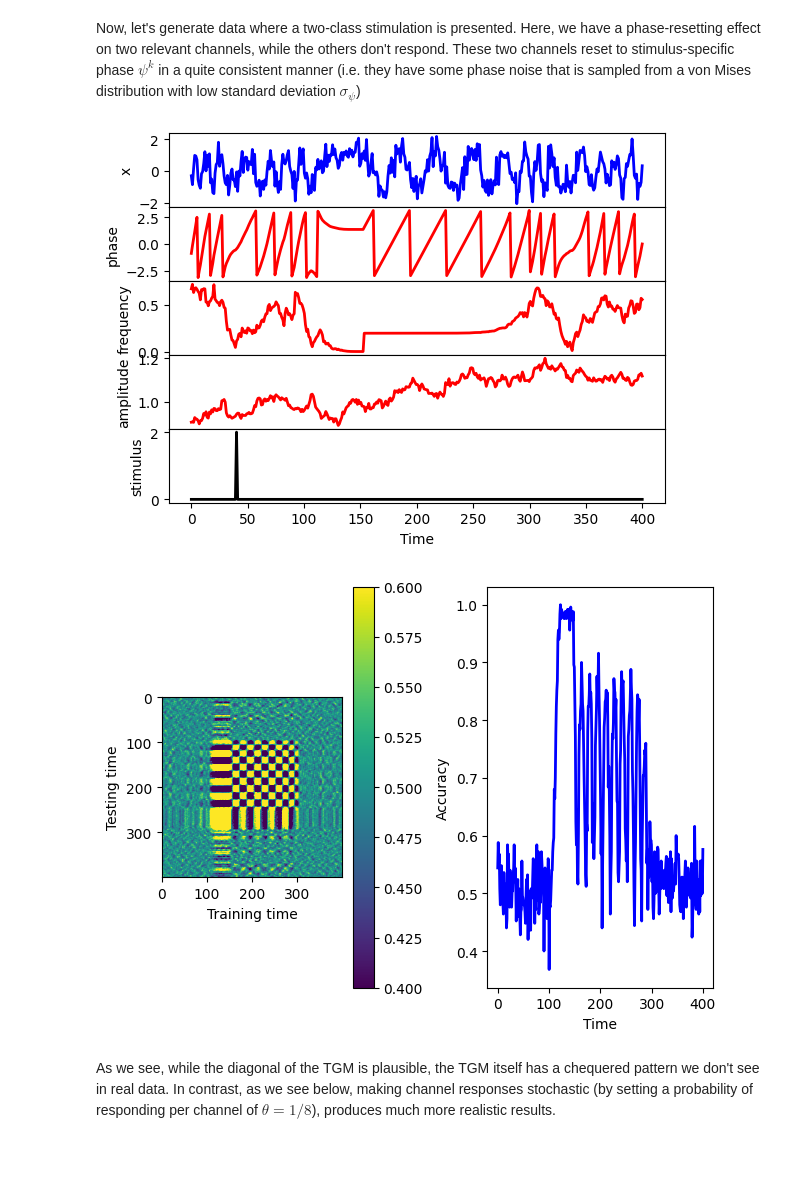
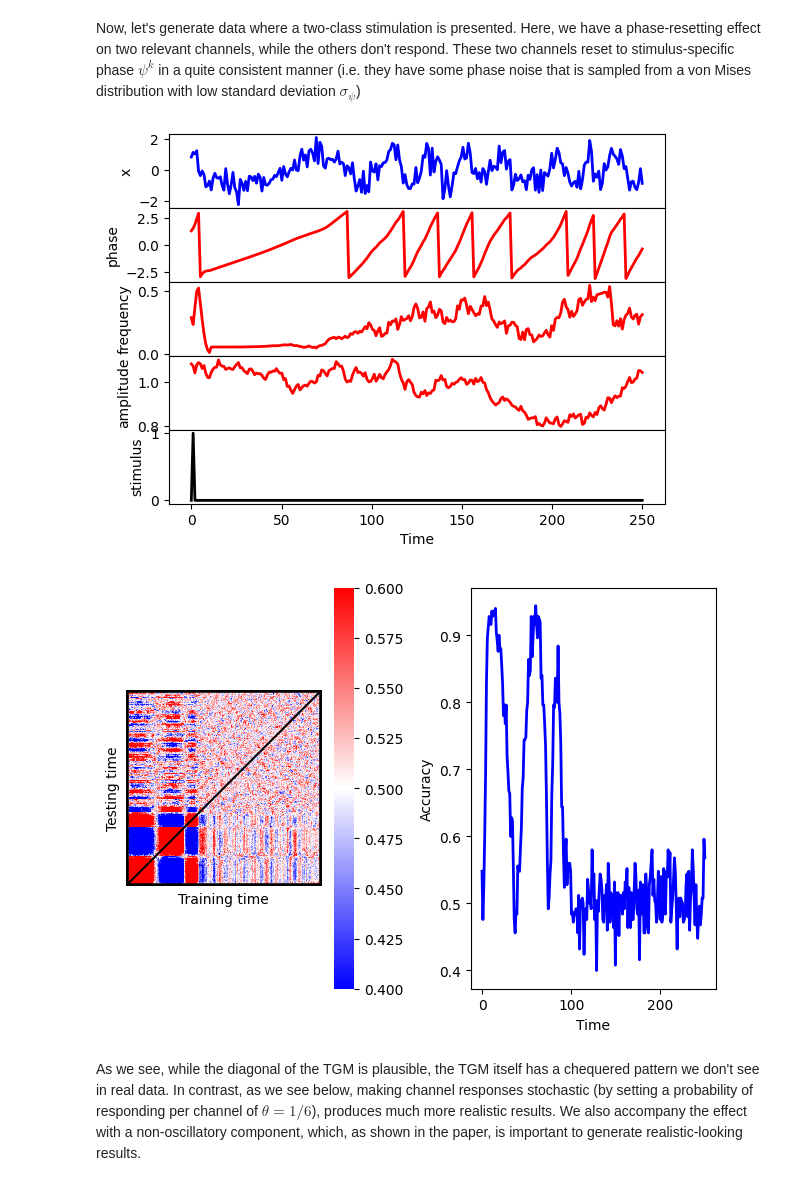
Before and after one commit to vidaurre/genephys, a Jupyter notebook: examples/jupyter_notebooks/examples.ipynb, the cells around one changed output. Drawn from its saved outputs; the diff is of its cells as text; code cells hidden in the pictures; blank space fills up the shorter version.

Commit message:
improved graphics and adapted the jupyter notebook to what is shown in the paper

```diff
--- a/examples/jupyter_notebooks/examples.ipynb
+++ b/examples/jupyter_notebooks/examples.ipynb
@@ -10,7 +10,7 @@ from genephys import sampler,decoders,graphics
 import math
 import numpy as np
 
-N,T,nchan = 250,400,64
+N,T,nchan = 250,250,32
 Q = 2 # two classes
 # %%
 # evoked_options_empty contains the parameters regarding stimulation;
@@ -44,35 +44,71 @@ graphics.plot_accuracy(accuracy)
 # %% [markdown]
 Now, let's generate data where a two-class stimulation is presented. Here, we have a phase-resetting effect on two relevant channels, while the others don't respond. These two channels reset to stimulus-specific phase $\psi^k$ in a quite consistent manner (i.e. they have some phase noise that is sampled from a von Mises distribution with low standard deviation $\sigma_{\psi}$)
 # %%
-# Channel probability is 0.0 except for the first two relevant channels, where it is 1.0
-chan_prob = np.zeros((nchan,))
-chan_prob[0:2] = 1.0
+# Channel probability is 0.0 except for the first channel, where it is 1.0
+chan_prob = np.zeros(nchan)
+chan_prob[0] = 1.0
+
+# mean phase effect (this is the default)
+PH = np.zeros((Q,nchan))
+PH[0,:] = -math.pi/2
+PH[1,:] = +math.pi/2
 # Standard deviation for the phase distribution
-std_ph = 0.1 * math.pi
+std_ph = 0.15 * math.pi
+
+# latency of response
+DELAY = np.zeros((Q,nchan))
+DELAY[0,:] = np.linspace(0,40,nchan) # 5 60
+DELAY[1,:] = DELAY[0,:]
+DELAY_JITTER = 0
+
+# frequencies of entrainent
+ENTRAINMENT_STRENGTH = 0.5
+F_ENTRAINMENT = np.linspace(0.5,1.5,nchan) * 0.2
+np.random.shuffle(F_ENTRAINMENT)
+F_ENTRAINMENT = F_ENTRAINMENT
+
+# activation function
+KERNEL_TYPE_PH = ('Log','Log')
+KERNEL_PAR_PH = ((2,10,0),(4,100,0),0) # (5,(2,160,0),0)
+
+# non-oscillatory response
+ADDR = np.zeros((Q,nchan))
+ADDR[0,:] = -0.35
+ADDR[1,:] = 0.35
+STD_ADDR = 0.15
 
 spont_options = {"FREQ_RANGE": [0.01, math.pi/4], "AMP_RANGE": [0.8, 1.2]}
 
 evoked_options = {"phase_reset": True, "amplitude_modulation": False,
     "additive_response": False, "additive_oscillation": False,
     "CHAN_PROB": chan_prob,
-    "STD_PH": std_ph
+    "PH": PH, "STD_PH": std_ph,
+    "DELAY_JITTER": DELAY_JITTER,
+    "DELAY": DELAY,
+    "F_ENTRAINMENT": F_ENTRAINMENT, "ENTRAINMENT_STRENGTH": ENTRAINMENT_STRENGTH,
+    "KERNEL_TYPE_PH": KERNEL_TYPE_PH,
+    "KERNEL_PAR_PH": KERNEL_PAR_PH,
+    "ADDR": ADDR, "STD_ADDR": STD_ADDR,
+    "KERNEL_TYPE_ADDR": ('Log','Log'),
+    "KERNEL_PAR_ADDR": ((3,50,0),(3,150,0),0),
     }
 
 ds_task = sampler.DataSampler(T,nchan,Q,spont_options,evoked_options)
-(X,Phase,Freq,Amplitude,_,Stim) = ds_task.sample(N)
+Stimulus = ds_task.sample_stimulus(N,Q,T,t=1)
+(X,Phase,Freq,Amplitude,_,_,Stim) = ds_task.sample(N,Stimulus=Stimulus)
 
 decoder = decoders.Decoder(classification=True)
 accuracy, betas = decoder.decode(X,Stim)
 
 # Plot the signal
 graphics.plot_signal(X,Phase,Freq,Amplitude,None,Stim,2,0)
 
 # Plot the accuracy
 graphics.plot_accuracy(accuracy,(0.4,0.6))
 # %% [output]
-[figure, old version]
+[figure, new version]
-[figure, old version]
+[figure, new version]
 # %% [markdown]
-As we see, while the diagonal of the TGM is plausible, the TGM itself has a chequered pattern we don't see in real data. In contrast, as we see below, making channel responses stochastic (by setting a probability of responding per channel of $\theta=1/8$), produces much more realistic results.
+As we see, while the diagonal of the TGM is plausible, the TGM itself has a chequered pattern we don't see in real data. In contrast, as we see below, making channel responses stochastic (by setting a probability of responding per channel of $\theta=1/6$), produces much more realistic results. We also accompany the effect with a non-oscillatory component, which, as shown in the paper, is important to generate realistic-looking results.
 # %%
 # Channel probability is 1/8 for half of the channels, the rest are irrelevant
```
Also changed, not shown: parts of 28 cells of this notebook, 10 other files.
